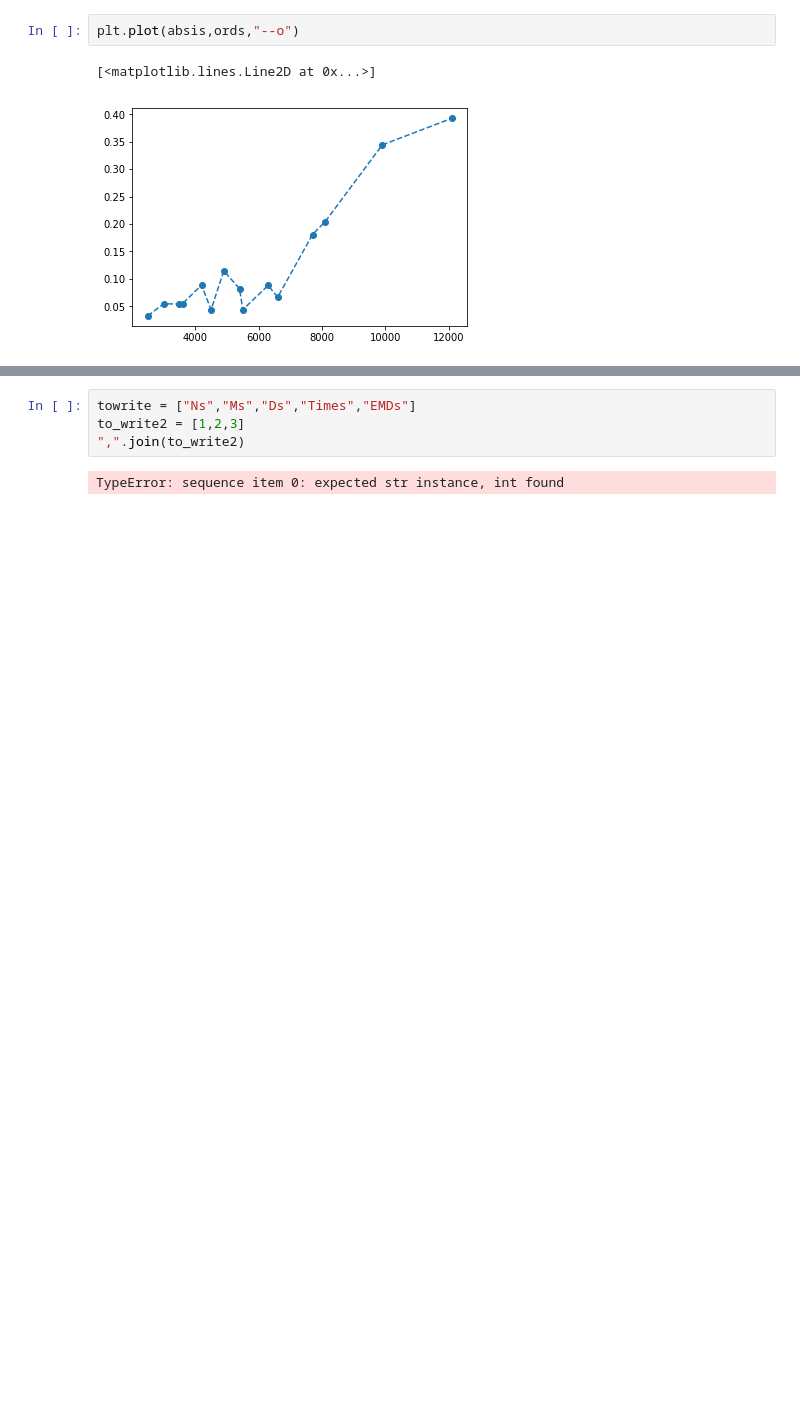
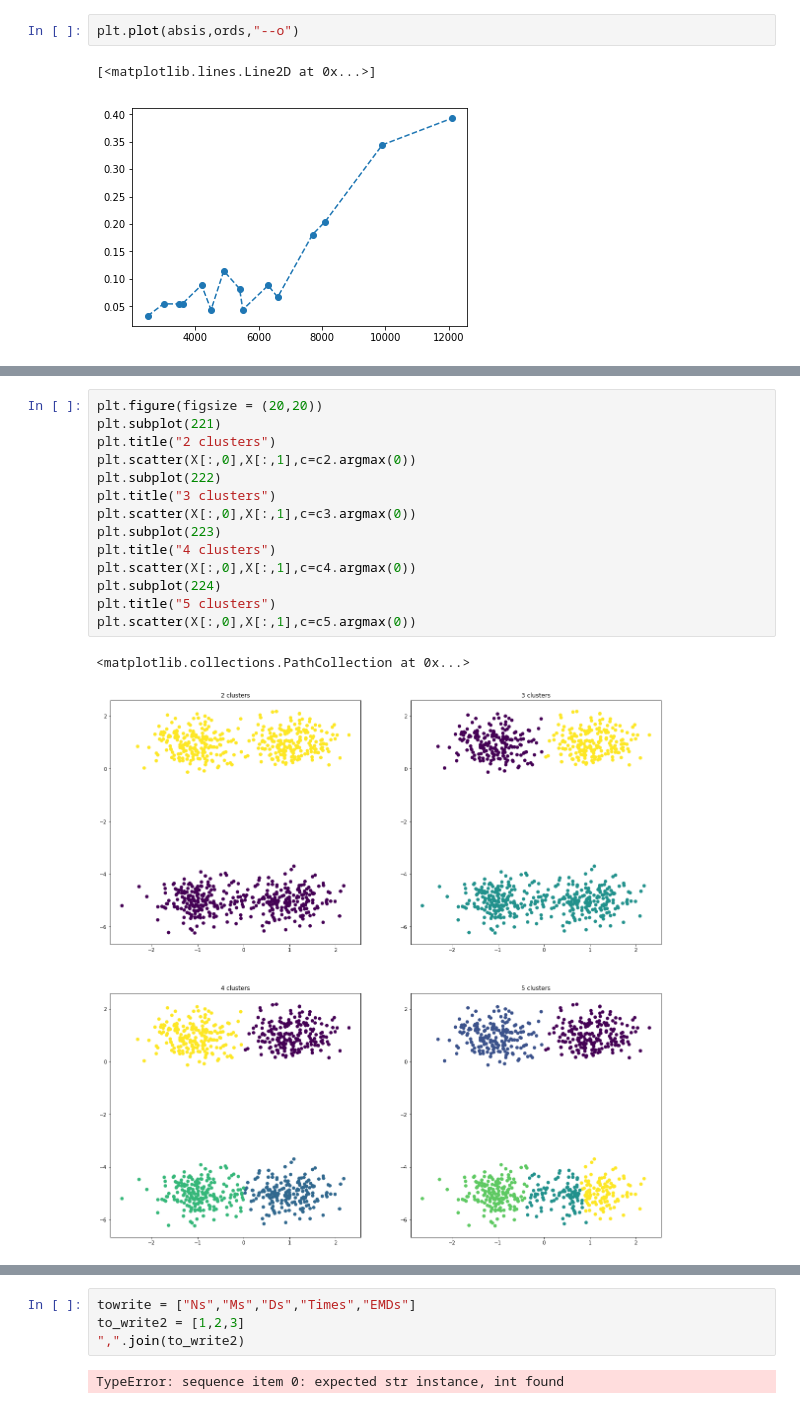
Before and after one commit to TheodoreAouad/GMDA-Project, a Jupyter notebook: Notebook.ipynb, the cells around one changed output, grey strips where cells are left out. Cells and saved outputs as stored; diff of their text form; blank space fills up the shorter version.

```diff
--- a/Notebook.ipynb
+++ b/Notebook.ipynb
@@ -208,0 +204,17 @@ compare_clusters(c1,c1)
+# %%
+plt.figure(figsize = (20,20))
+plt.subplot(221)
+plt.title("2 clusters")
+plt.scatter(X[:,0],X[:,1],c=c2.argmax(0))
+plt.subplot(222)
+plt.title("3 clusters")
+plt.scatter(X[:,0],X[:,1],c=c3.argmax(0))
+plt.subplot(223)
+plt.title("4 clusters")
+plt.scatter(X[:,0],X[:,1],c=c4.argmax(0))
+plt.subplot(224)
+plt.title("5 clusters")
+plt.scatter(X[:,0],X[:,1],c=c5.argmax(0))
+# %% [output]
+<matplotlib.collections.PathCollection at 0x...>
+[figure, added]
```
Also changed, not shown: parts of 18 cells of this notebook, 13 other files.
